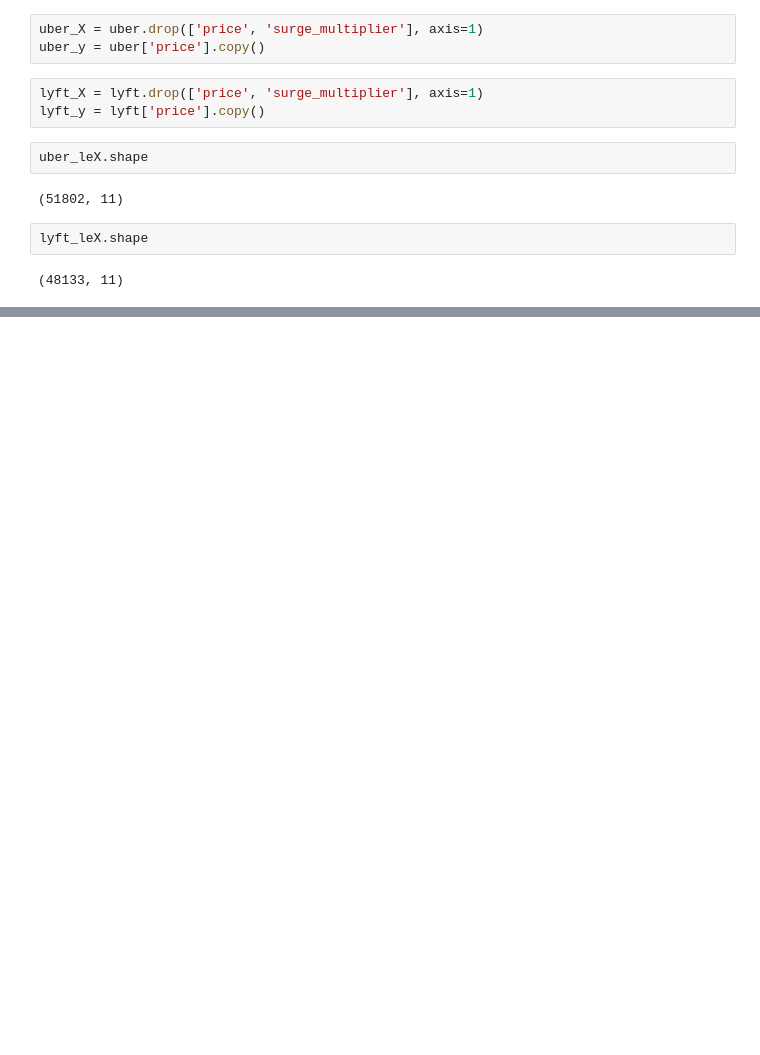
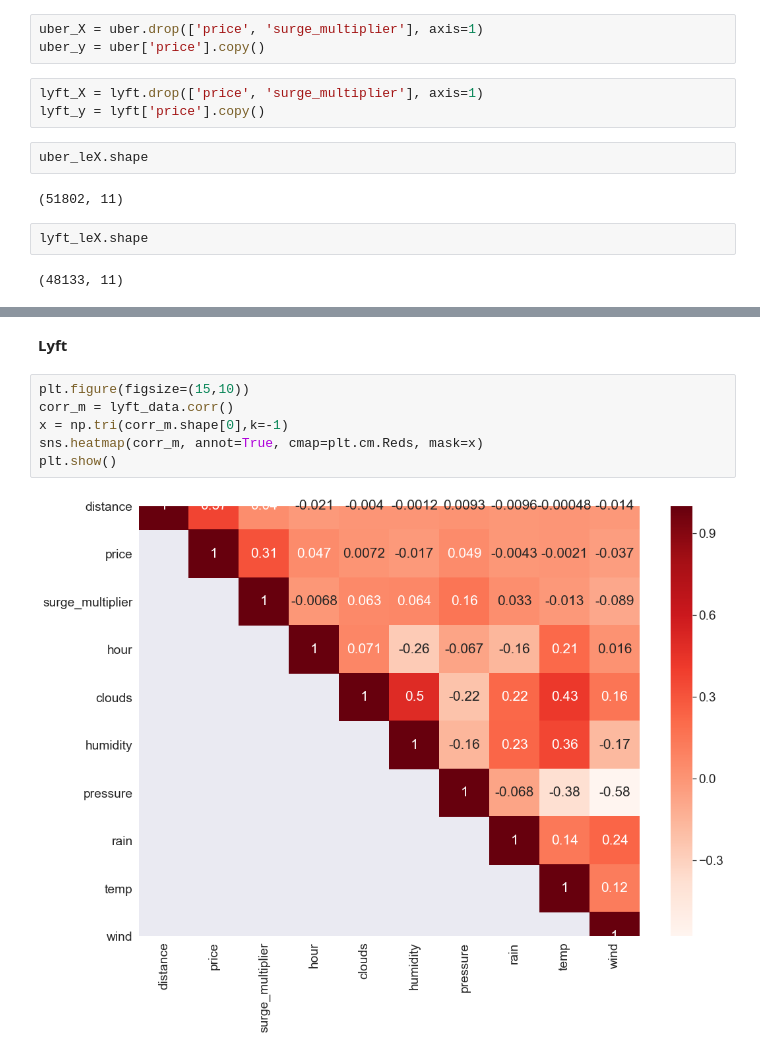
Before and after one commit to hc93/Uber-Lyft-Price-Prediction-With-Surge-Price, a Jupyter notebook: Final project.ipynb, the cells around one changed output, grey strips where cells are left out. Drawn from its saved outputs; the diff is of its cells as text; blank space fills up the shorter version.

```diff
--- a/Final project.ipynb
+++ b/Final project.ipynb
@@ -862,0 +888,10 @@ lyft_leX.shape
+# %% [markdown]
+**Lyft**
+# %%
+plt.figure(figsize=(15,10))
+corr_m = lyft_data.corr()
+x = np.tri(corr_m.shape[0],k=-1)
+sns.heatmap(corr_m, annot=True, cmap=plt.cm.Reds, mask=x)
+plt.show()
+# %% [output]
+[figure, added]
```
Also changed, not shown: parts of 24 cells of this notebook.
